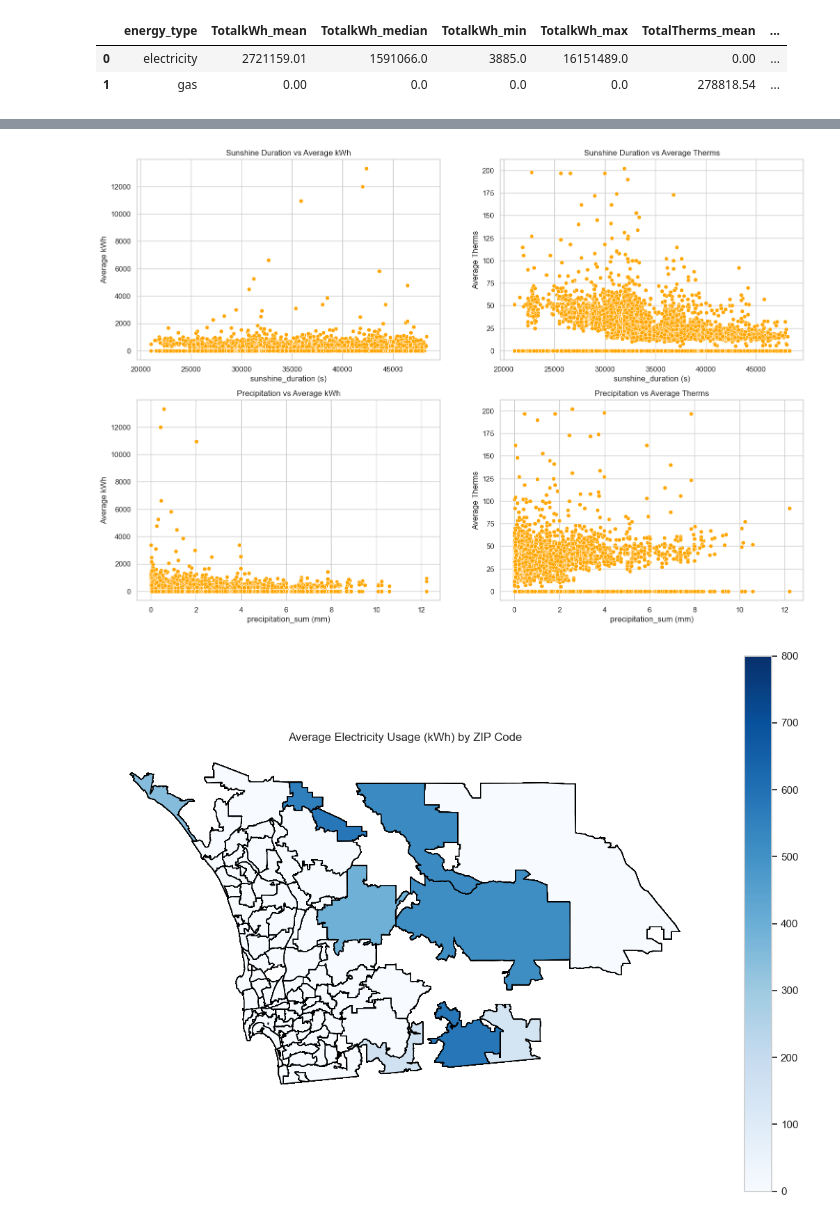
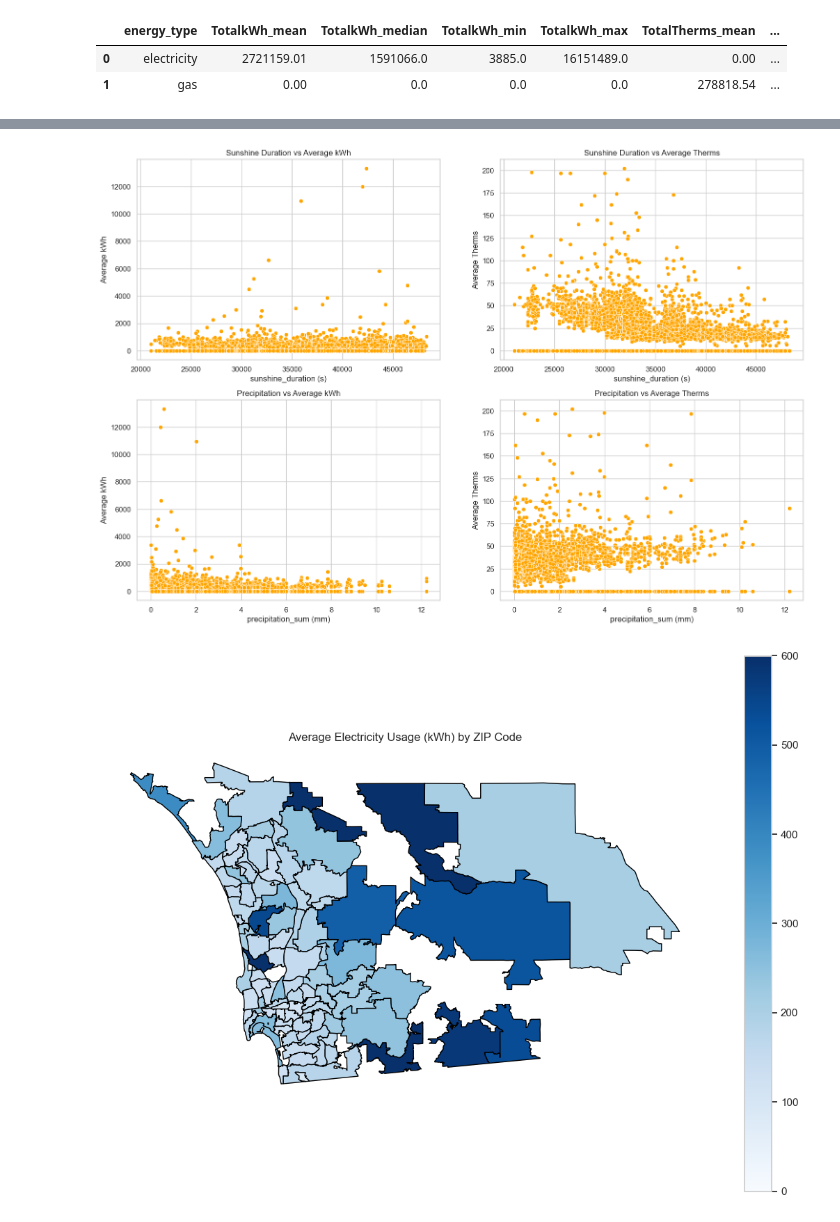
Before and after one commit to miiwama/COGS108_Group154, a Jupyter notebook: EnergyUsage.ipynb, the cells around one changed output, grey strips where cells are left out. Saved outputs shown, nothing was run; the diff lists cells and outputs as text; code cells hidden in the pictures.

```diff
--- a/EnergyUsage.ipynb
+++ b/EnergyUsage.ipynb
@@ -82,36 +82,41 @@ axs[1, 1].set_xlabel('precipitation_sum (mm)')
 axs[1, 1].set_ylabel('Average Therms')
 plt.show()
 
+df_avg = df.groupby('ZipCode')[['AveragekWh', 'AverageTherms']].mean().reset_index()
+
 zip_shapes = gpd.read_file("./zip_shape/tl_2023_us_zcta520.shp")
 zip_shapes['ZCTA5CE20'] = zip_shapes['ZCTA5CE20'].astype(int)
 
-geo_df = pd.merge(zip_shapes, df, left_on='ZCTA5CE20', right_on='ZipCode', how='inner')
+geo_df = pd.merge(zip_shapes, df_avg, left_on='ZCTA5CE20', right_on='ZipCode', how='inner')
 geo_df = gpd.GeoDataFrame(geo_df, geometry='geometry')
 geo_df = geo_df.set_crs("EPSG:4269")
+
 geo_df = geo_df[geo_df['ZipCode'].astype(str).str.startswith('9')]
 
-geo_df.plot(column='AveragekWh', cmap='Blues', legend=True, edgecolor='black',vmin = 0, vmax  = 800, figsize=(14, 10))
+geo_df.plot(column='AveragekWh',cmap='Blues',legend=True,edgecolor='black',vmin=0,vmax=600,figsize=(14, 10))
+
 plt.title("Average Electricity Usage (kWh) by ZIP Code")
 plt.axis('off')
 plt.show()
 
-geo_df.plot(column='AverageTherms', cmap='Oranges', legend=True, edgecolor='black', figsize=(14, 10))
+geo_df.plot(column='AverageTherms',cmap='Oranges',legend=True,edgecolor='black',figsize=(14, 10))
+
 plt.title("Average Gas Usage (Therms) by ZIP Code")
 plt.axis('off')
 plt.show()
 # %% [output]
 energy_type
 electricity    4375
 gas            4039
 Name: count, dtype: int64
 |  | energy_type | TotalkWh_mean | TotalkWh_median | TotalkWh_min | TotalkWh_max | TotalTherms_mean | ... |
 | 0 | electricity | 2721159.01 | 1591066.0 | 3885.0 | 16151489.0 | 0.00 | ... |
 | 1 | gas | 0.00 | 0.0 | 0.0 | 0.0 | 278818.54 | ... |
 [figure]
 [figure]
 [figure]
 [figure]
 [figure]
 [figure]
 [figure]
-[figure, old version]
+[figure, new version]
```
Also changed, not shown: parts of 1 cell of this notebook.
